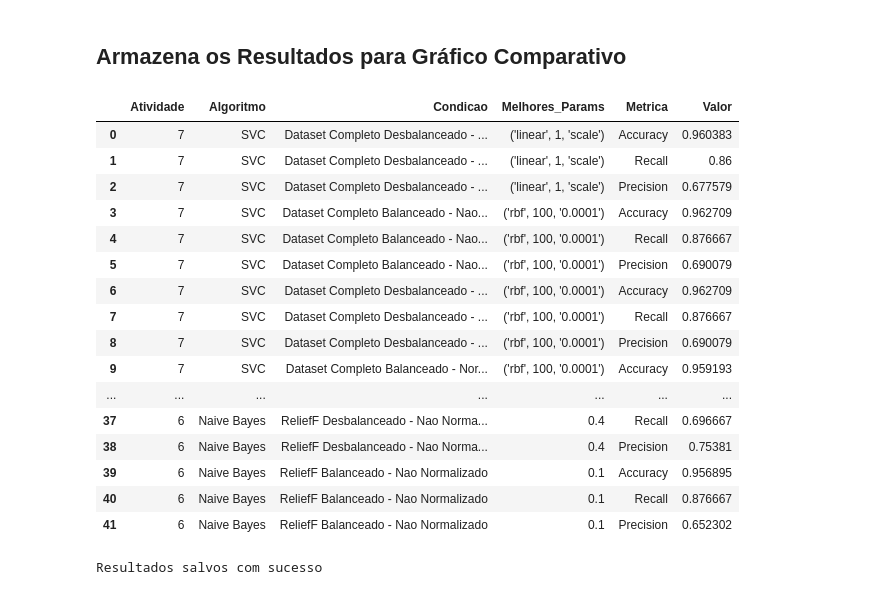
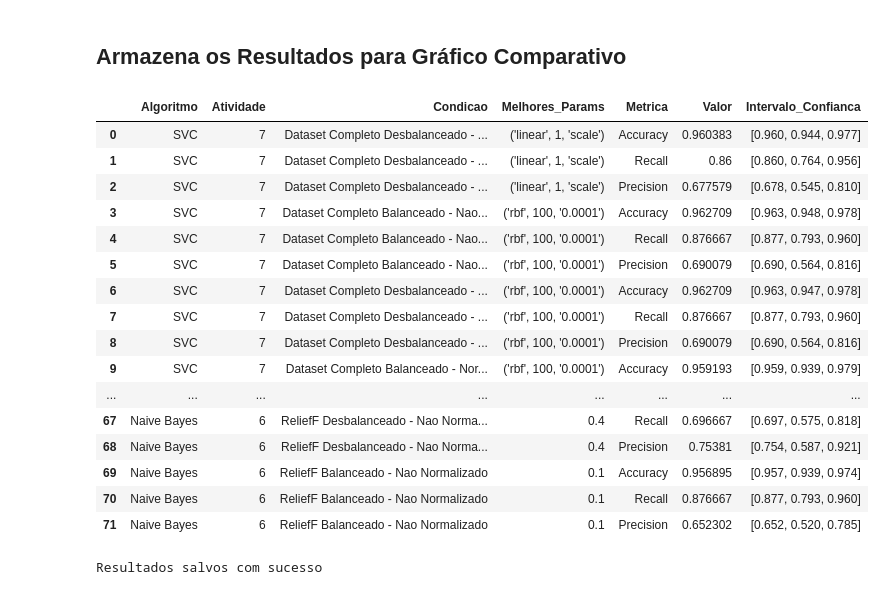
Before and after one commit to jcabralc/projeto_SIN5007_rec_padroes, a Jupyter notebook: atividade6-Naive Bayes/ReliefF/Naive Bayes ReliefF Não Normalizado.ipynb, the cells around one changed output. Drawn from its saved outputs; the diff is of its cells as text; code cells hidden in the pictures.

```diff
--- a/atividade6-Naive Bayes/ReliefF/Naive Bayes ReliefF Não Normalizado.ipynb
+++ b/atividade6-Naive Bayes/ReliefF/Naive Bayes ReliefF Não Normalizado.ipynb
@@ -631,7 +631,10 @@ ax.set(ylabel='')
 ## Armazena os Resultados para Gráfico Comparativo
 # %%
 df_mean_unbalanced =  pd.DataFrame(mean_unbalanced).rename_axis('Métrica').reset_index().rename(columns = {0: 'Value'})
-
+score_min_unbalanced = pd.DataFrame([acc_min_unbalanced, rec_min_unbalanced, pre_min_unbalanced]).rename(columns = {0: 'Score'})
+score_max_unbalanced =  pd.DataFrame([acc_max_unbalanced, rec_max_unbalanced, pre_max_unbalanced]).rename(columns = {0: 'Score'})
+score_min_balanced = pd.DataFrame([acc_min_balanced, rec_min_balanced, pre_min_balanced]).rename(columns = {0: 'Score'})
+score_max_balanced =  pd.DataFrame([acc_max_balanced, rec_max_balanced, pre_max_balanced]).rename(columns = {0: 'Score'})
 
 path_to_save = '../../model_results/'
 
@@ -646,55 +649,56 @@ for metrica in df_mean_unbalanced.index:
     max_alpha_unbalanced,
     df_mean_unbalanced.loc[metrica]['Métrica'],
     df_mean_unbalanced.loc[metrica]['Value'],
-
+    '[{:.3f}, {:.3f}, {:.3f}]'.format(mean_unbalanced[metrica],score_min_unbalanced.loc[metrica]['Score'], score_max_unbalanced.loc[metrica]['Score'])
     ]
     aux_df = (pd.DataFrame(result).T).rename(columns = {0: 'Atividade', 1: 'Algoritmo', 2: 'Condicao',
-                                                        3: 'Melhores_Params', 4:'Metrica', 5: 'Valor'})
+                                                        3: 'Melhores_Params', 4:'Metrica', 5: 'Valor', 6: 'Intervalo_Confianca'})
     all_models_results = all_models_results.append(aux_df, ignore_index=True)
 
 # deleta da memoria
 del result, aux_df
 
 # Dataset Completo Balanceado
 df_mean_balanced =  pd.DataFrame(mean_balanced).rename_axis('Métrica').reset_index().rename(columns = {0: 'Value'})
 
 for metrica in df_mean_balanced.index:
     result = [
     '6',
     'Naive Bayes',
     'ReliefF Balanceado - Nao Normalizado',
     max_alpha_balanced,
     df_mean_balanced.loc[metrica]['Métrica'],
-    df_mean_balanced.loc[metrica]['Value']
+    df_mean_balanced.loc[metrica]['Value'],
+     '[{:.3f}, {:.3f}, {:.3f}]'.format(mean_balanced[metrica],score_min_balanced.loc[metrica]['Score'], score_max_balanced.loc[metrica]['Score'])
     ]
     aux_df = (pd.DataFrame(result).T).rename(columns = {0: 'Atividade', 1: 'Algoritmo', 2: 'Condicao',
-                                                        3: 'Melhores_Params', 4:'Metrica', 5: 'Valor'})
+                                                        3: 'Melhores_Params', 4:'Metrica', 5: 'Valor', 6: 'Intervalo_Confianca'})
     all_models_results = all_models_results.append(aux_df, ignore_index=True)
 
 display(all_models_results)
 
 # salva os resultados novos
 try:
     all_models_results.to_excel(path_to_save+'all_models_results.xlsx', index=False)
     print('Resultados salvos com sucesso')
 except Exception as e:
     print('Erro {}'.format(e))
 # %% [output]
-|  | Atividade | Algoritmo | Condicao | Melhores_Params | Metrica | Valor |
-| 0 | 7 | SVC | Dataset Completo Desbalanceado - ... | ('linear', 1, 'scale') | Accuracy | 0.960383 |
-| 1 | 7 | SVC | Dataset Completo Desbalanceado - ... | ('linear', 1, 'scale') | Recall | 0.86 |
-| 2 | 7 | SVC | Dataset Completo Desbalanceado - ... | ('linear', 1, 'scale') | Precision | 0.677579 |
-| 3 | 7 | SVC | Dataset Completo Balanceado - Nao... | ('rbf', 100, '0.0001') | Accuracy | 0.962709 |
-| 4 | 7 | SVC | Dataset Completo Balanceado - Nao... | ('rbf', 100, '0.0001') | Recall | 0.876667 |
-| 5 | 7 | SVC | Dataset Completo Balanceado - Nao... | ('rbf', 100, '0.0001') | Precision | 0.690079 |
-| 6 | 7 | SVC | Dataset Completo Desbalanceado - ... | ('rbf', 100, '0.0001') | Accuracy | 0.962709 |
-| 7 | 7 | SVC | Dataset Completo Desbalanceado - ... | ('rbf', 100, '0.0001') | Recall | 0.876667 |
-| 8 | 7 | SVC | Dataset Completo Desbalanceado - ... | ('rbf', 100, '0.0001') | Precision | 0.690079 |
-| 9 | 7 | SVC | Dataset Completo Balanceado - Nor... | ('rbf', 100, '0.0001') | Accuracy | 0.959193 |
-| ... | ... | ... | ... | ... | ... | ... |
-| 37 | 6 | Naive Bayes | ReliefF Desbalanceado - Nao Norma... | 0.4 | Recall | 0.696667 |
-| 38 | 6 | Naive Bayes | ReliefF Desbalanceado - Nao Norma... | 0.4 | Precision | 0.75381 |
-| 39 | 6 | Naive Bayes | ReliefF Balanceado - Nao Normalizado | 0.1 | Accuracy | 0.956895 |
-| 40 | 6 | Naive Bayes | ReliefF Balanceado - Nao Normalizado | 0.1 | Recall | 0.876667 |
-| 41 | 6 | Naive Bayes | ReliefF Balanceado - Nao Normalizado | 0.1 | Precision | 0.652302 |
+|  | Algoritmo | Atividade | Condicao | Melhores_Params | Metrica | Valor | Intervalo_Confianca |
+| 0 | SVC | 7 | Dataset Completo Desbalanceado - ... | ('linear', 1, 'scale') | Accuracy | 0.960383 | [0.960, 0.944, 0.977] |
+| 1 | SVC | 7 | Dataset Completo Desbalanceado - ... | ('linear', 1, 'scale') | Recall | 0.86 | [0.860, 0.764, 0.956] |
+| 2 | SVC | 7 | Dataset Completo Desbalanceado - ... | ('linear', 1, 'scale') | Precision | 0.677579 | [0.678, 0.545, 0.810] |
+| 3 | SVC | 7 | Dataset Completo Balanceado - Nao... | ('rbf', 100, '0.0001') | Accuracy | 0.962709 | [0.963, 0.948, 0.978] |
+| 4 | SVC | 7 | Dataset Completo Balanceado - Nao... | ('rbf', 100, '0.0001') | Recall | 0.876667 | [0.877, 0.793, 0.960] |
+| 5 | SVC | 7 | Dataset Completo Balanceado - Nao... | ('rbf', 100, '0.0001') | Precision | 0.690079 | [0.690, 0.564, 0.816] |
+| 6 | SVC | 7 | Dataset Completo Desbalanceado - ... | ('rbf', 100, '0.0001') | Accuracy | 0.962709 | [0.963, 0.947, 0.978] |
+| 7 | SVC | 7 | Dataset Completo Desbalanceado - ... | ('rbf', 100, '0.0001') | Recall | 0.876667 | [0.877, 0.793, 0.960] |
+| 8 | SVC | 7 | Dataset Completo Desbalanceado - ... | ('rbf', 100, '0.0001') | Precision | 0.690079 | [0.690, 0.564, 0.816] |
+| 9 | SVC | 7 | Dataset Completo Balanceado - Nor... | ('rbf', 100, '0.0001') | Accuracy | 0.959193 | [0.959, 0.939, 0.979] |
+| ... | ... | ... | ... | ... | ... | ... | ... |
+| 67 | Naive Bayes | 6 | ReliefF Desbalanceado - Nao Norma... | 0.4 | Recall | 0.696667 | [0.697, 0.575, 0.818] |
+| 68 | Naive Bayes | 6 | ReliefF Desbalanceado - Nao Norma... | 0.4 | Precision | 0.75381 | [0.754, 0.587, 0.921] |
+| 69 | Naive Bayes | 6 | ReliefF Balanceado - Nao Normalizado | 0.1 | Accuracy | 0.956895 | [0.957, 0.939, 0.974] |
+| 70 | Naive Bayes | 6 | ReliefF Balanceado - Nao Normalizado | 0.1 | Recall | 0.876667 | [0.877, 0.793, 0.960] |
+| 71 | Naive Bayes | 6 | ReliefF Balanceado - Nao Normalizado | 0.1 | Precision | 0.652302 | [0.652, 0.520, 0.785] |
 Resultados salvos com sucesso
```
Also changed, not shown: 21 other files.
